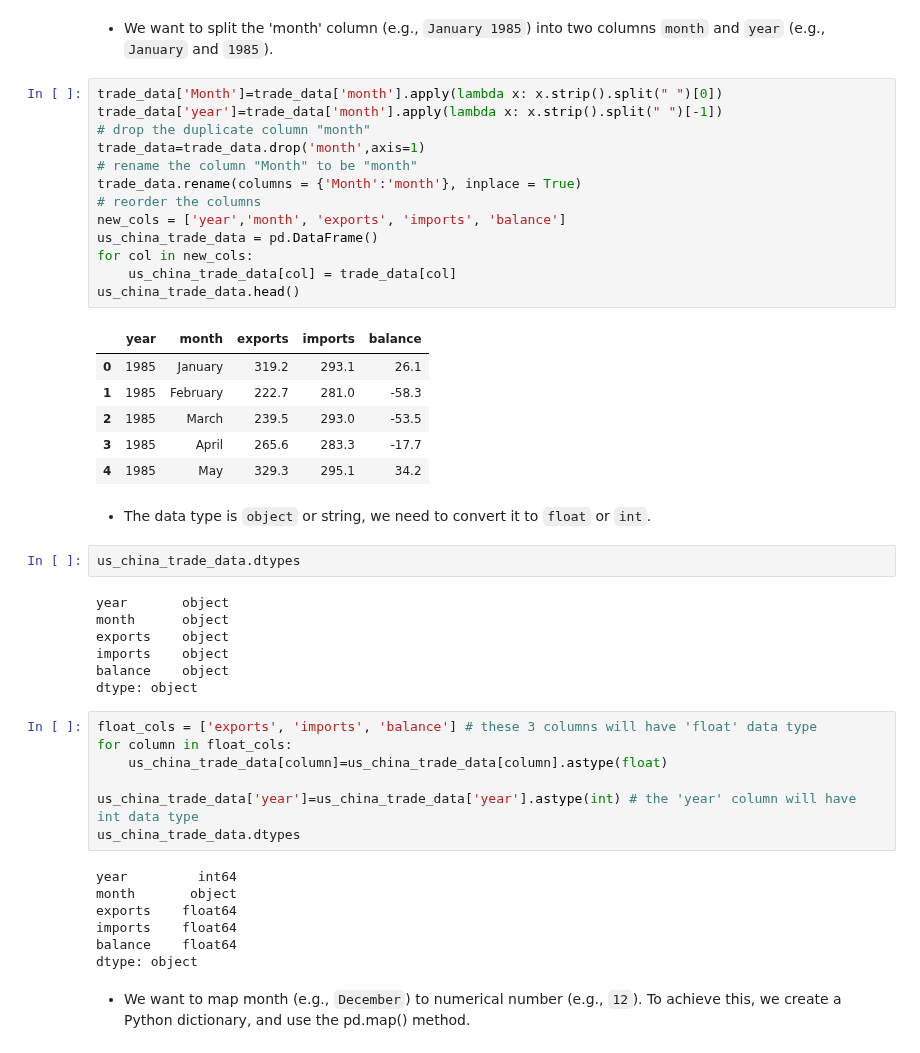
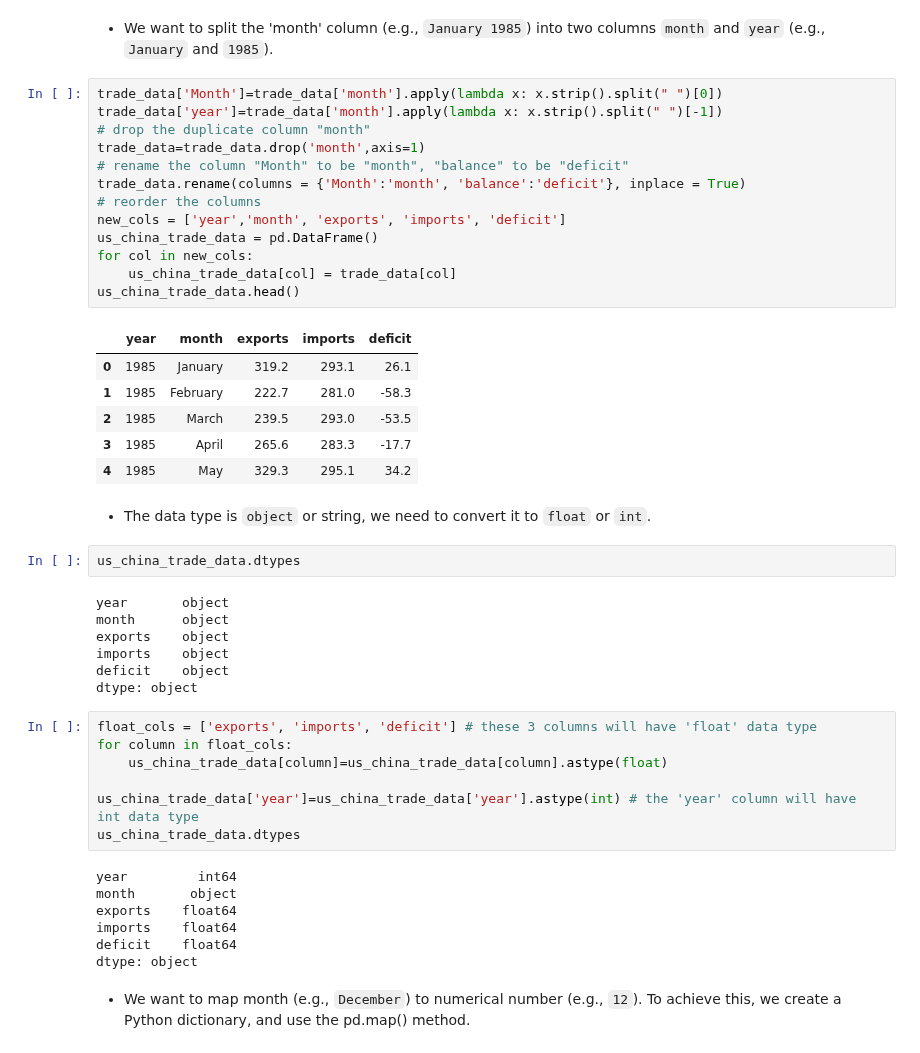
Before and after one commit to zjohnwei/analyze-U.S.-China-trade-deficit, a Jupyter notebook: US-China-Trade-Data-Analysis.ipynb, the cells around one changed output. Saved outputs shown, nothing was run; the diff lists cells and outputs as text.

```diff
--- a/US-China-Trade-Data-Analysis.ipynb
+++ b/US-China-Trade-Data-Analysis.ipynb
@@ -185,18 +188,18 @@ for column in cols:
 # %%
 trade_data['Month']=trade_data['month'].apply(lambda x: x.strip().split(" ")[0])
 trade_data['year']=trade_data['month'].apply(lambda x: x.strip().split(" ")[-1])
 # drop the duplicate column "month"
 trade_data=trade_data.drop('month',axis=1)
-# rename the column "Month" to be "month"
-trade_data.rename(columns = {'Month':'month'}, inplace = True)
+# rename the column "Month" to be "month", "balance" to be "deficit"
+trade_data.rename(columns = {'Month':'month', 'balance':'deficit'}, inplace = True)
 # reorder the columns
-new_cols = ['year','month', 'exports', 'imports', 'balance']
+new_cols = ['year','month', 'exports', 'imports', 'deficit']
 us_china_trade_data = pd.DataFrame()
 for col in new_cols:
     us_china_trade_data[col] = trade_data[col]
 us_china_trade_data.head()
 # %% [output]
-|  | year | month | exports | imports | balance |
+|  | year | month | exports | imports | deficit |
 | 0 | 1985 | January | 319.2 | 293.1 | 26.1 |
 | 1 | 1985 | February | 222.7 | 281.0 | -58.3 |
 | 2 | 1985 | March | 239.5 | 293.0 | -53.5 |
@@ -211,10 +214,10 @@ year       object
 month      object
 exports    object
 imports    object
-balance    object
+deficit    object
 dtype: object
 # %%
-float_cols = ['exports', 'imports', 'balance'] # these 3 columns will have 'float' data type
+float_cols = ['exports', 'imports', 'deficit'] # these 3 columns will have 'float' data type
 for column in float_cols:
     us_china_trade_data[column]=us_china_trade_data[column].astype(float)
 
@@ -225,7 +228,7 @@ year         int64
 month       object
 exports    float64
 imports    float64
-balance    float64
+deficit    float64
 dtype: object
 # %% [markdown]
 * We want to map month (e.g., `December`) to numerical number (e.g., `12`). To achieve this, we create a Python dictionary, and use the pd.map() method.
```
Also changed, not shown: parts of 22 cells of this notebook.
